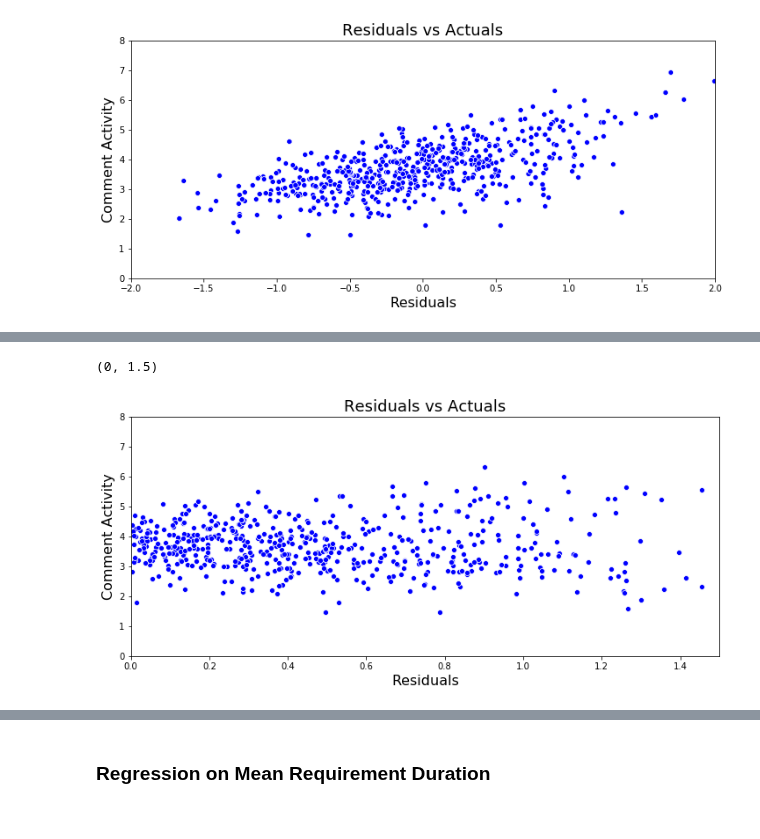
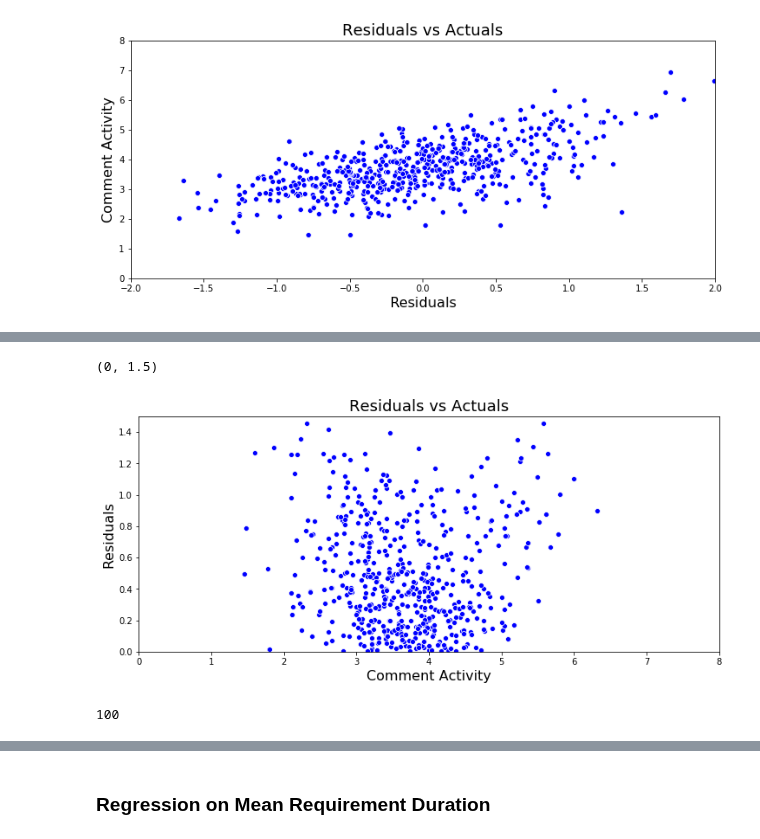
Before and after one commit to MthwRobinson/dissertation-research, a Jupyter notebook: research-notebooks/2-journal-article.ipynb, the cells around one changed output, grey strips where cells are left out. Drawn from its saved outputs; the diff is of its cells as text; code cells hidden in the pictures.

```diff
--- a/research-notebooks/2-journal-article.ipynb
+++ b/research-notebooks/2-journal-article.ipynb
@@ -77,3 +19,5 @@ data = pd.read_sql(sql, database.connection)
+# %%
+data = pd.read_sql(utils.INPUT_QUERY, database.connection)
 # %%
 tm = TopicModel(25, load=True)
 # %%
@@ -171,7 +91,7 @@ strong multicollinearity or other numerical problems.
 # %%
 y, X = dmatrices('avg_comments ~ ' + base_features + ' + ' + ' + '.join(reg_topics),
                  data=all_data, return_type='dataframe')
-features = select_features(X, y, .05)
+features = utils.select_features(X, y, .05)
 y, X = dmatrices('avg_comments ~ ' + features,
                  data=all_data, return_type='dataframe')
 mod = sm.OLS(y, X)
@@ -242,14 +162,16 @@ topic_14:topic_22          -15.7981      5.336     -2.961      0.003     -26.256
 topic_16:topic_21          -21.1217      9.136     -2.312      0.021     -39.029      -3.215
 topic_19:topic_20           26.2974     12.105      2.172      0.030       2.572      50.022
 ============================================================================================
+# %%
+all_data['comment_prediction'] = res.predict(X)
 # %%
 plt.figure(figsize=(12, 5))
-sns.scatterplot(x=abs(yhat - all_data['avg_comments']), y=all_data['avg_comments'], color='blue')
+sns.scatterplot(y=abs(yhat - all_data['avg_comments']), x=all_data['avg_comments'], color='blue')
 plt.title('Residuals vs Actuals', fontsize=18)
-plt.xlabel('Residuals', fontsize=16)
-plt.ylabel('Comment Activity', fontsize=16)
-plt.ylim([0, 8])
-plt.xlim([0, 1.5])
+plt.ylabel('Residuals', fontsize=16)
+plt.xlabel('Comment Activity', fontsize=16)
+plt.xlim([0, 8])
+plt.ylim([0, 1.5])
 # %% [output]
 (0, 1.5)
-[figure, old version]
+[figure, new version]
@@ -255,0 +181,4 @@ plt.xlim([0, 1.5])
+# %%
+len(predictions)
+# %% [output]
+100
```
Also changed, not shown: parts of 34 cells of this notebook, 1 other file.
